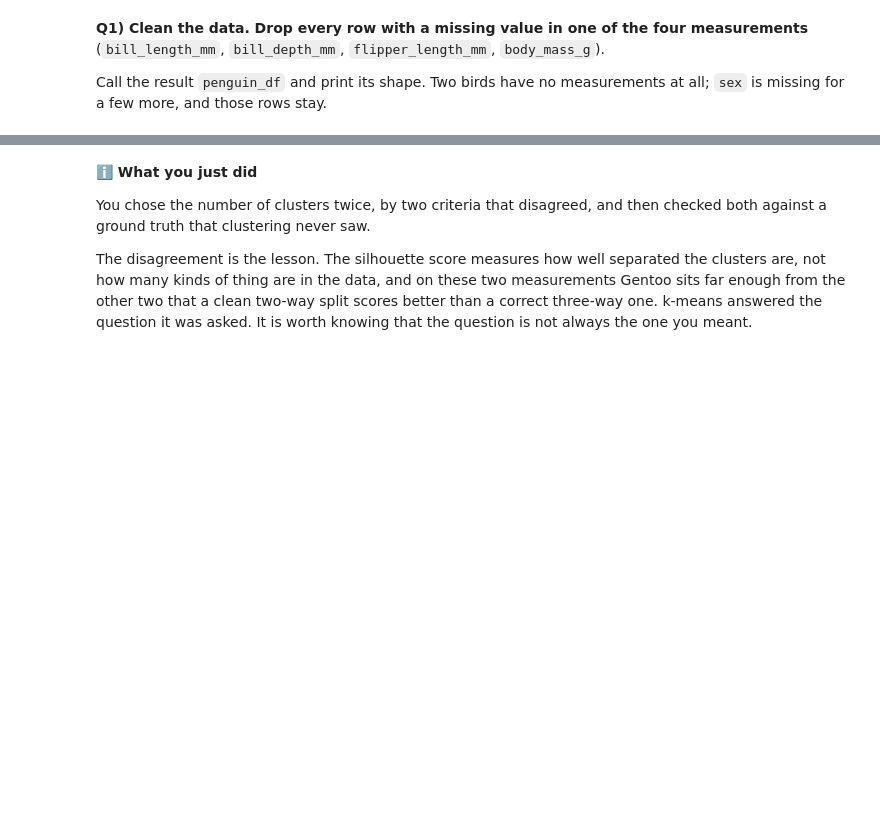
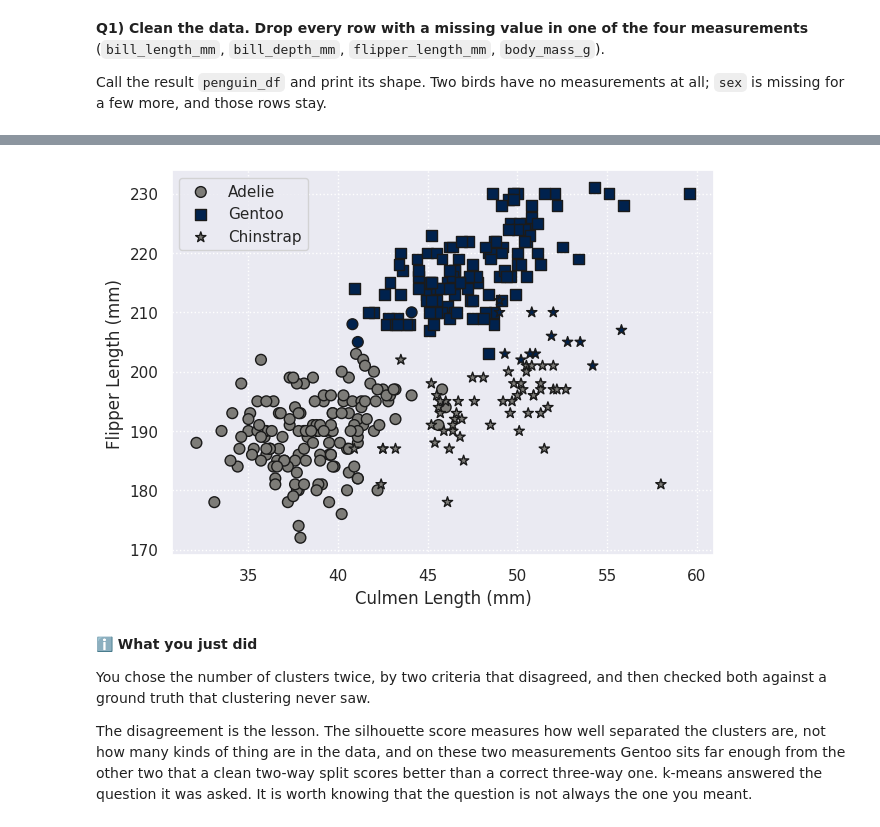
Before and after one commit to louisbetrisey/2026_Intro_Python, a Jupyter notebook: 1.8-statistical-foundations-and-ml-environmental-exercises.ipynb, the cells around one changed output, grey strips where cells are left out. Saved outputs shown, nothing was run; the diff lists cells and outputs as text; code cells hidden in the pictures; blank space fills up the shorter version.

```diff
--- a/1.8-statistical-foundations-and-ml-environmental-exercises.ipynb
+++ b/1.8-statistical-foundations-and-ml-environmental-exercises.ipynb
@@ -179,3 +361,32 @@ disagreement means. It is not a bug in either method.
+# %%
+# Q5 : même chose avec k = 2
+kmeans = KMeans(n_clusters=2, n_init=10, random_state=0)
+penguin_df["cluster"] = kmeans.fit_predict(X)
+
+markers = {"Adelie": "o", "Gentoo": "s", "Chinstrap": "*"}
+
+plt.figure(figsize=(7, 5))
+for species, marker in markers.items():
+    subset = penguin_df[penguin_df["species"] == species]
+    plt.scatter(subset["bill_length_mm"], subset["flipper_length_mm"],
+                c=subset["cluster"], cmap="cividis", vmin=0, vmax=2,
+                marker=marker, s=60, edgecolor="k", label=species)
+
+plt.xlabel("Culmen Length (mm)")
+plt.ylabel("Flipper Length (mm)")
+plt.legend()
+plt.grid(linestyle=":")
+plt.show()
+
+# Commentaire :
+# La silhouette préfère k = 2 alors qu'il y a 3 espèces. Ce n'est pas un bug :
+# la silhouette mesure à quel point les groupes sont bien SÉPARÉS dans les données.
+# Sur bec + nageoire, il n'y a que 2 "paquets" vraiment distincts :
+# les Gentoo (grandes nageoires) d'un côté, Adélie + Chinstrap de l'autre,
+# qui se chevauchent. La silhouette trouve la structure la plus nette des
+# données, pas les catégories biologiques, qu'elle ne connaît pas.
+# %% [output]
+[figure, added]
 # %% [markdown]
 **ℹ️ What you just did**
 
```
Also changed, not shown: parts of 35 cells of this notebook.
